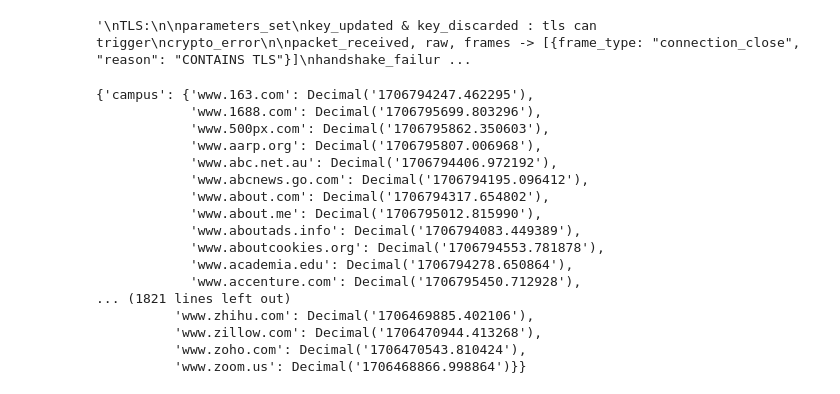
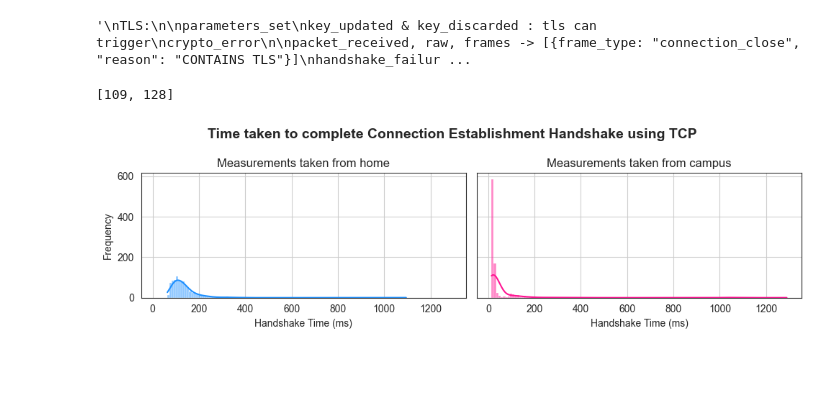
Before and after one commit to laradagata/l4project, a Jupyter notebook: src/main/data_analysis.ipynb, the cells around one changed output. Saved outputs shown, nothing was run; the diff lists cells and outputs as text; code cells hidden in the pictures; blank space fills up the shorter version.

Commit message:
Generate handshake time distribution graph for tcp data

```diff
--- a/src/main/data_analysis.ipynb
+++ b/src/main/data_analysis.ipynb
@@ -466,21 +471,7 @@ for folder in os.listdir():
 # %%
 #pprint.pprint(handshake_times)
 generateHandshakeTimeDistribution(handshake_times_tcp, "TCP")
+getMeanTime()
 # %% [output]
-{'campus': {'www.163.com': Decimal('1706794247.462295'),
-            'www.1688.com': Decimal('1706795699.803296'),
-            'www.500px.com': Decimal('1706795862.350603'),
-            'www.aarp.org': Decimal('1706795807.006968'),
-            'www.abc.net.au': Decimal('1706794406.972192'),
-            'www.abcnews.go.com': Decimal('1706794195.096412'),
-            'www.about.com': Decimal('1706794317.654802'),
-            'www.about.me': Decimal('1706795012.815990'),
-            'www.aboutads.info': Decimal('1706794083.449389'),
-            'www.aboutcookies.org': Decimal('1706794553.781878'),
-            'www.academia.edu': Decimal('1706794278.650864'),
-            'www.accenture.com': Decimal('1706795450.712928'),
-... (1821 lines left out)
-          'www.zhihu.com': Decimal('1706469885.402106'),
-          'www.zillow.com': Decimal('1706470944.413268'),
-          'www.zoho.com': Decimal('1706470543.810424'),
-          'www.zoom.us': Decimal('1706468866.998864')}}
+[109, 128]
+[figure, added]
```
Also changed, not shown: parts of 3 cells of this notebook.
